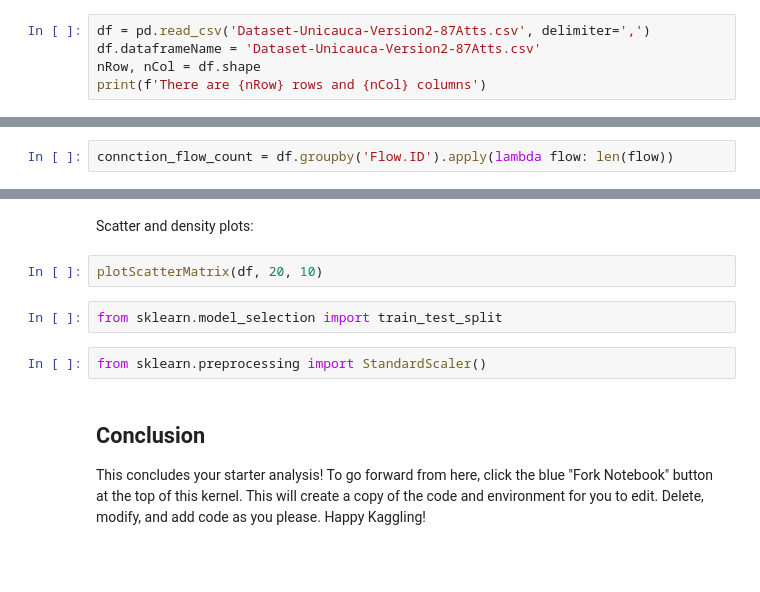
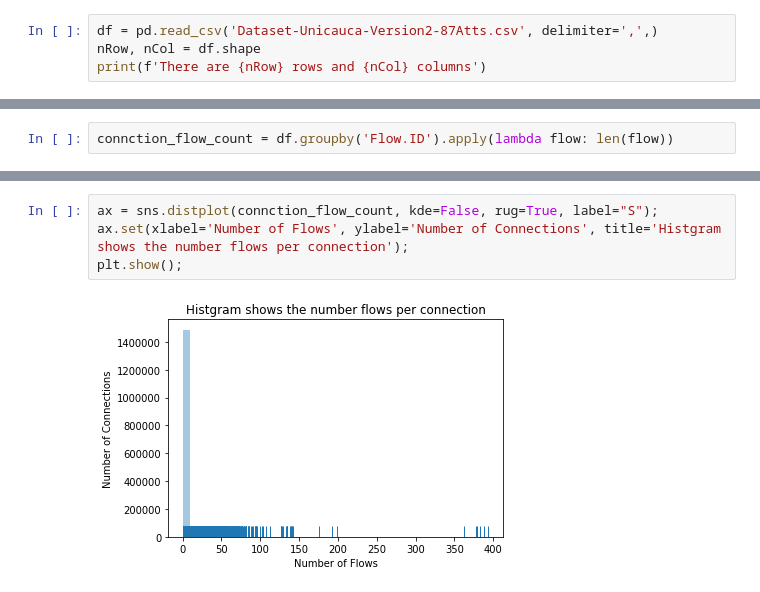
Before and after one commit to MohammadA7/ip-flow-analysis, a Jupyter notebook: ip-flow-analysis.ipynb, the cells around one changed output, grey strips where cells are left out. Saved outputs shown, nothing was run; the diff lists cells and outputs as text; blank space fills up the shorter version.

```diff
--- a/ip-flow-analysis.ipynb
+++ b/ip-flow-analysis.ipynb
@@ -71,6 +33,5 @@ Now you're ready to read in the data and use the plotting functions to visualize
 # %%
-df = pd.read_csv('Dataset-Unicauca-Version2-87Atts.csv', delimiter=',')
-df.dataframeName = 'Dataset-Unicauca-Version2-87Atts.csv'
+df = pd.read_csv('Dataset-Unicauca-Version2-87Atts.csv', delimiter=',',)
 nRow, nCol = df.shape
 print(f'There are {nRow} rows and {nCol} columns')
 # %% [output]
@@ -127,11 +71,6 @@ plotCorrelationMatrix(df_cleaned, 20)
-# %% [markdown]
-Scatter and density plots:
-# %%
-plotScatterMatrix(df, 20, 10)
-# %%
-from sklearn.model_selection import train_test_split
-# %%
-from sklearn.preprocessing import StandardScaler()
-# %% [markdown]
-## Conclusion
-This concludes your starter analysis! To go forward from here, click the blue "Fork Notebook" button at the top of this kernel. This will create a copy of the code and environment for you to edit. Delete, modify, and add code as you please. Happy Kaggling!
+# %%
+ax = sns.distplot(connction_flow_count, kde=False, rug=True, label="S");
+ax.set(xlabel='Number of Flows', ylabel='Number of Connections', title='Histgram shows the number flows per connection');
+plt.show();
+# %% [output]
+[figure, added]
```
Also changed, not shown: parts of 54 cells of this notebook, 1 other file.
